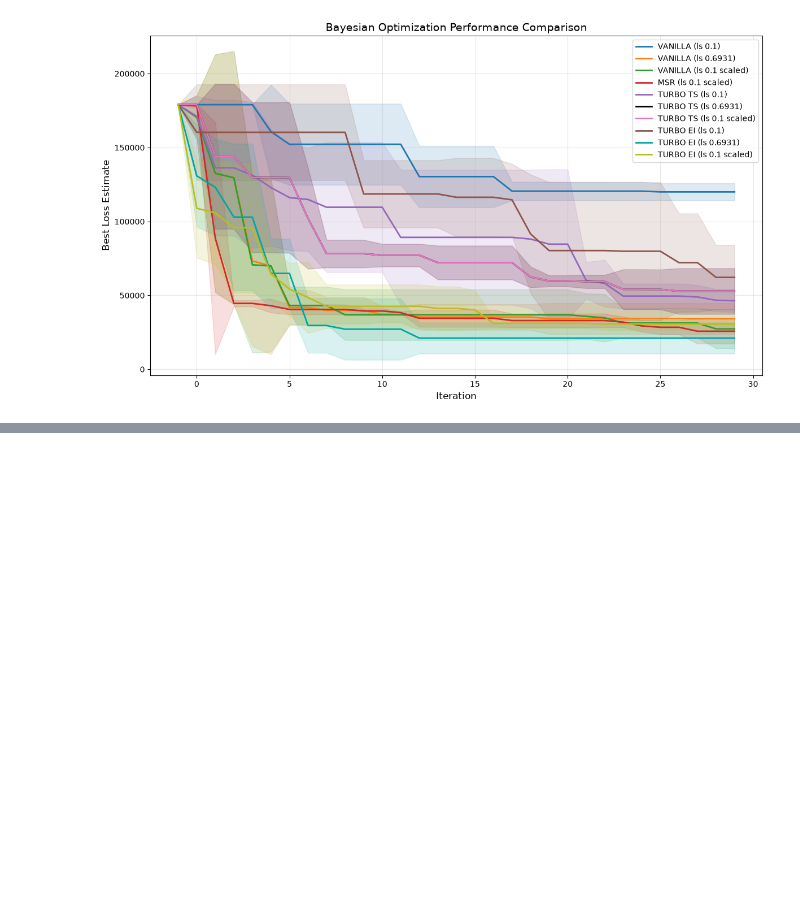
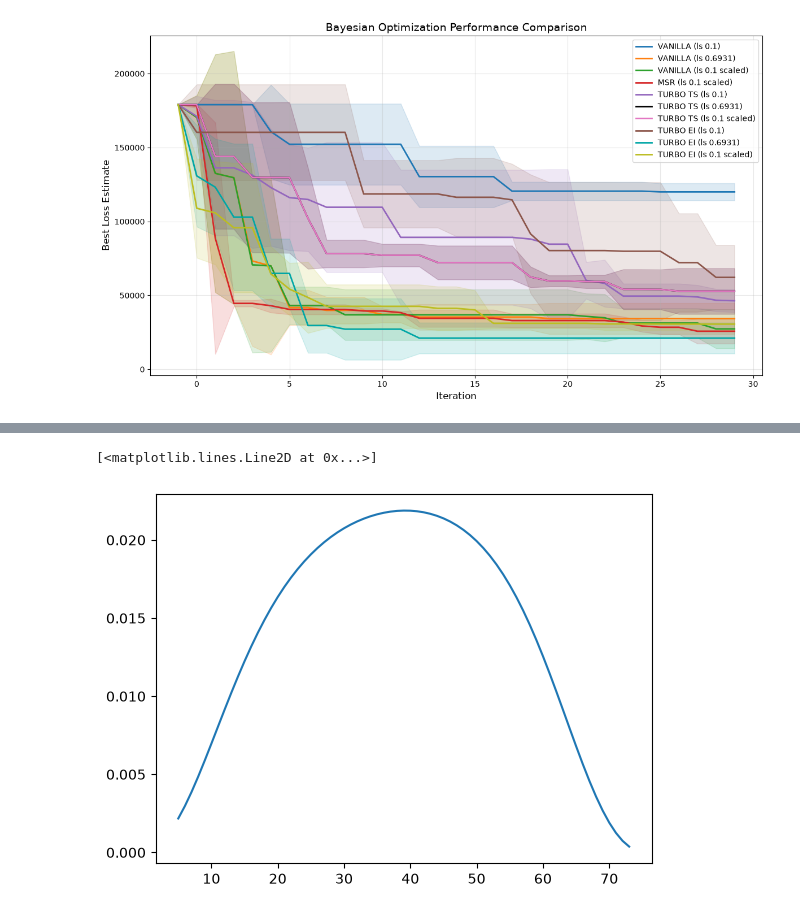
Before and after one commit to soheil-housni/Bayesian-Optimization-for-Traffic-Signal-Green-Time-Calibration, a Jupyter notebook: plots.ipynb, the cells around one changed output, grey strips where cells are left out. Saved outputs shown, nothing was run; the diff lists cells and outputs as text; code cells hidden in the pictures; blank space fills up the shorter version.

Commit message:
Creation of the inverse cdf and random sampling scripts

```diff
--- a/plots.ipynb
+++ b/plots.ipynb
@@ -350,3 +352,29 @@ True
 True
 True
 [figure]
+# %%
+additional_gt_xml="./Ingolstadt Network/additional_gt.xml"
+net_xml="./Ingolstadt Network/ingolstadt.net.xml"
+
+df_gt=pd.read_csv("./gt_data/df_gt_InTAS.csv")
+initial_tl_df=create_initial_tl_df(additional_gt_xml)
+route_green_time_accessor=GetRouteGreenTime(net_file=net_xml,initial_tl_df=initial_tl_df)
+x_dim=98
+lower_bounds=[5]*x_dim
+upper_bounds=get_upper_bounds(initial_tl_df)
+bounds=np.array([lower_bounds,upper_bounds])
+temperature=1
+cdf_inversor=InverseCDF(df_gt=df_gt,initial_tl_df=initial_tl_df,bounds=bounds,route_green_time_accessor=route_green_time_accessor,temperature=temperature)
+# %%
+tl_ids=initial_tl_df["tl"].unique()
+
+def plot_pdf(tl,bounds):
+    print(bounds[0])
+    print(bounds[1])
+    z=cdf_inversor.compute_Z(bounds,tl)
+    g=np.arange(bounds[0],bounds[1])
+    vectorized_pdf=np.vectorize(cdf_inversor.tl_normalized_pdf)
+    pdf_values=vectorized_pdf(g,tl,z)
+    return pdf_values
+
+pdf_values=plot_pdf(tl_ids[42],bounds[:,42])
@@ -352,0 +399,5 @@ True
+# %%
+plt.plot(np.arange(5,74),pdf_values)
+# %% [output]
+[<matplotlib.lines.Line2D at 0x...>]
+[figure, added]
```
Also changed, not shown: parts of 3 cells of this notebook, 10 other files.
